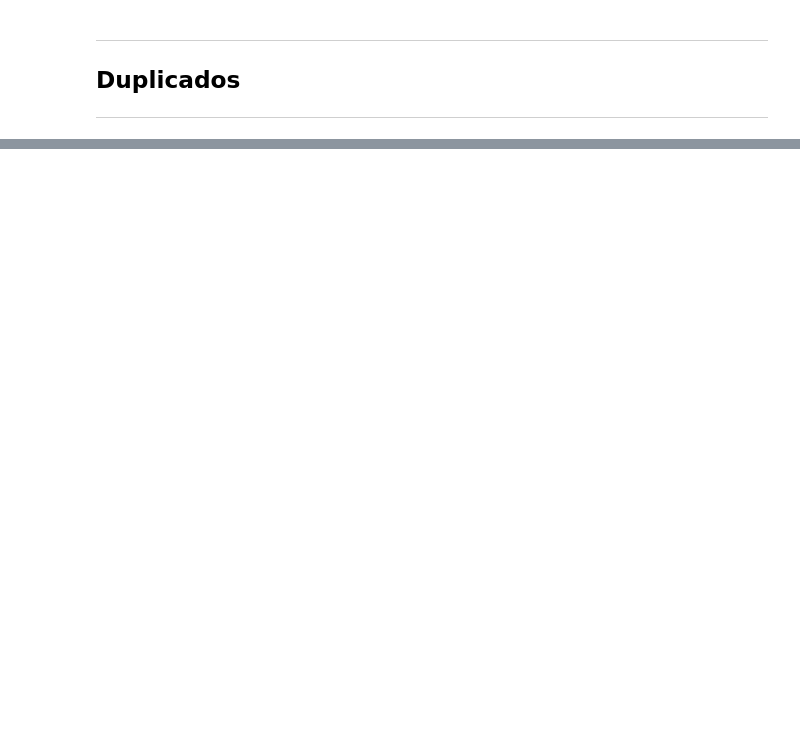
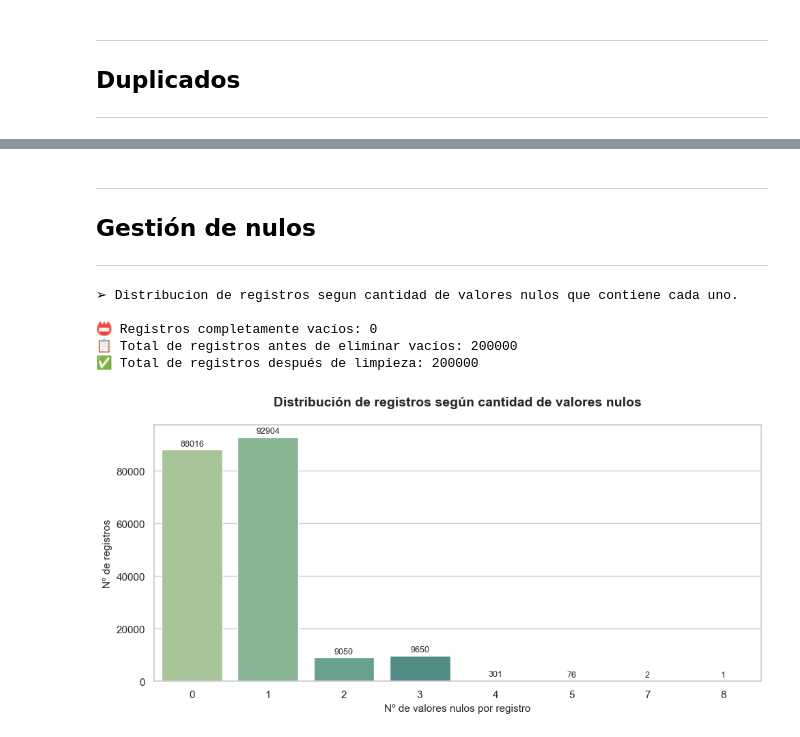
Before and after one commit to vicenrg/financiacion-clientes, a Jupyter notebook: notebooks/02_data_cleaning.ipynb, the cells around one changed output, grey strips where cells are left out. Saved outputs shown, nothing was run; the diff lists cells and outputs as text; code cells hidden in the pictures; blank space fills up the shorter version.

```diff
--- a/notebooks/02_data_cleaning.ipynb
+++ b/notebooks/02_data_cleaning.ipynb
@@ -206,15 +201,12 @@ display(df)
 ## Duplicados
 ---
 # %%
-# ================================================================
-# ELIMINACION DE REGISTROS DUPLICADOS
+# =============================================================
+# 🧹 Eliminación de registros duplicados
 # -------------------------------------------------------------
-# ➢ Elimina registros duplicados del DataFrame.
-# ➢ Muestra el número de registros antes y después de la eliminación.
-# ================================================================
-
-# Eliminar duplicados
-print(f"\n➢ Número de registros antes de eliminar duplicados: {df.shape[0]}")
-print(f"➢ Registros duplicados: {df.duplicated().sum()}")
-print(f"➢ Número de registros despues de eliminar duplicados: {df.shape[0]}")
+# ➤ Se eliminan registros duplicados para evitar redundancias
+#   que puedan distorsionar los análisis posteriores.
+# =============================================================
+from data_cleaning import eliminar_duplicados
+df = eliminar_duplicados(df)
 # %% [output]
@@ -403,0 +274,55 @@ dtype: int64
+# %% [markdown]
+---
+## Gestión de nulos
+---
+# %%
+# =============================================================
+# 📛 Análisis de valores nulos por registro
+# -------------------------------------------------------------
+# ➤ Visualiza cuántos registros tienen 0, 1, 2... nulos.
+# ➤ Elimina los registros completamente vacíos.
+# =============================================================
+
+print("\n➢ Distribucion de registros segun cantidad de valores nulos que contiene cada uno.")
+
+# Calcular el número de nulos por registro
+df['nº de nulos'] = df.isnull().sum(axis=1)
+df_nulos = df['nº de nulos'].value_counts().sort_index().reset_index()
+df_nulos.columns = ['nº de nulos', 'registros']
+
+# 🎨 VISUALIZACIÓN: Distribución de registros según nº de nulos
+sns.set_theme(style="whitegrid")
+
+plt.figure(figsize=(10, 5))
+ax = sns.barplot(data=df_nulos, x='nº de nulos', y='registros', hue='nº de nulos', palette='crest', legend=False)
+
+# Estética del gráfico
+ax.set_title('Distribución de registros según cantidad de valores nulos', fontsize=14, fontweight='bold', pad=20)
+ax.set_xlabel('Nº de valores nulos por registro', fontsize=11)
+ax.set_ylabel('Nº de registros', fontsize=11)
+ax.tick_params(axis='x', rotation=0)
+
+# Etiquetas sobre las barras
+for container in ax.containers:
+    ax.bar_label(container, fmt='%.0f', label_type='edge', fontsize=9, padding=2)
+
+plt.tight_layout();
+
+# 🔍 Estadísticas sobre registros completamente nulos
+n_completamente_nulos = df[df['nº de nulos'] == df.shape[1] - 1].shape[0]  # -1 porque la columna 'nº de nulos' no existía antes
+print(f"\n📛 Registros completamente vacíos: {n_completamente_nulos}")
+print(f"📋 Total de registros antes de eliminar vacíos: {df.shape[0]}")
+
+# 🧹 Eliminar registros totalmente nulos
+df = df[df['nº de nulos'] < df.shape[1] - 1].copy()
+df.drop(columns='nº de nulos', inplace=True)
+
+# ✅ Estadísticas tras limpieza
+print(f"✅ Total de registros después de limpieza: {df.shape[0]}")
+# %% [output]
+➢ Distribucion de registros segun cantidad de valores nulos que contiene cada uno.
+
+📛 Registros completamente vacíos: 0
+📋 Total de registros antes de eliminar vacíos: 200000
+✅ Total de registros después de limpieza: 200000
+[figure, added]
```
Also changed, not shown: parts of 26 cells of this notebook, 10 other files.
